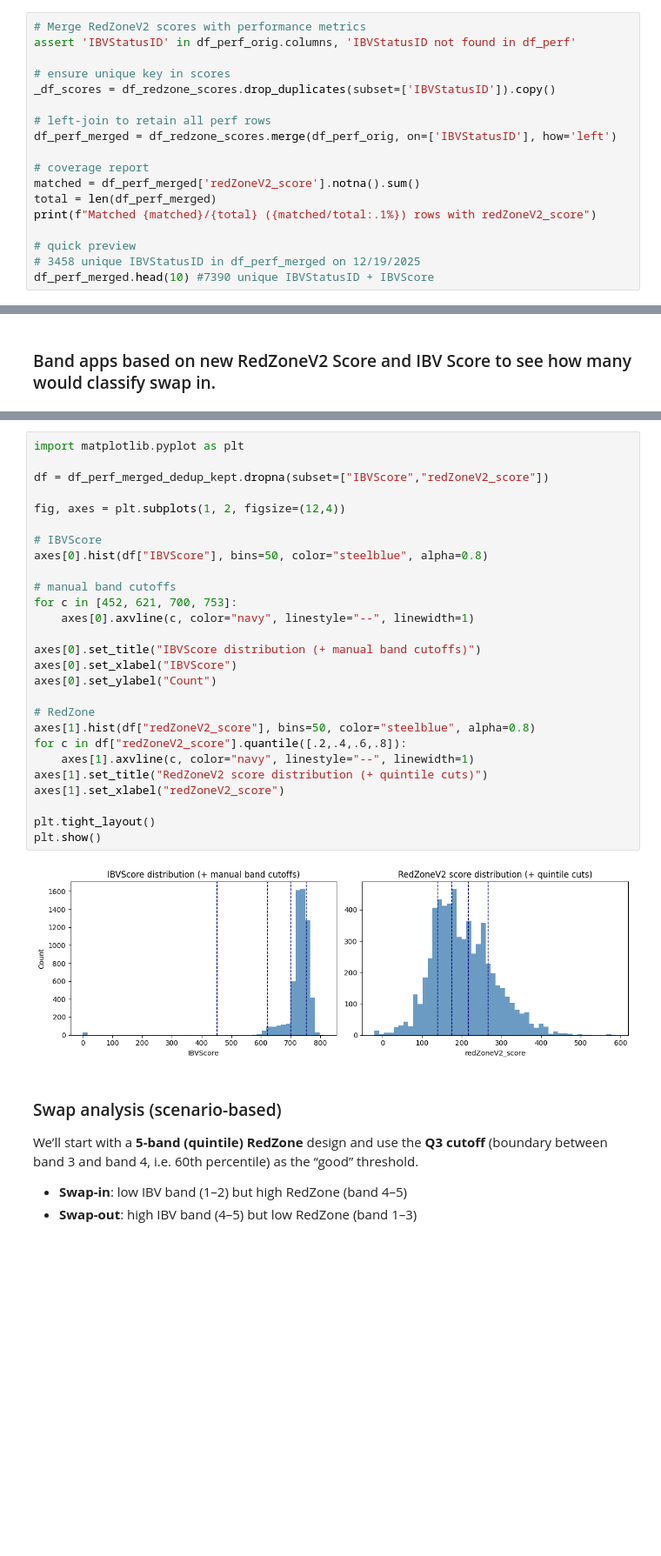
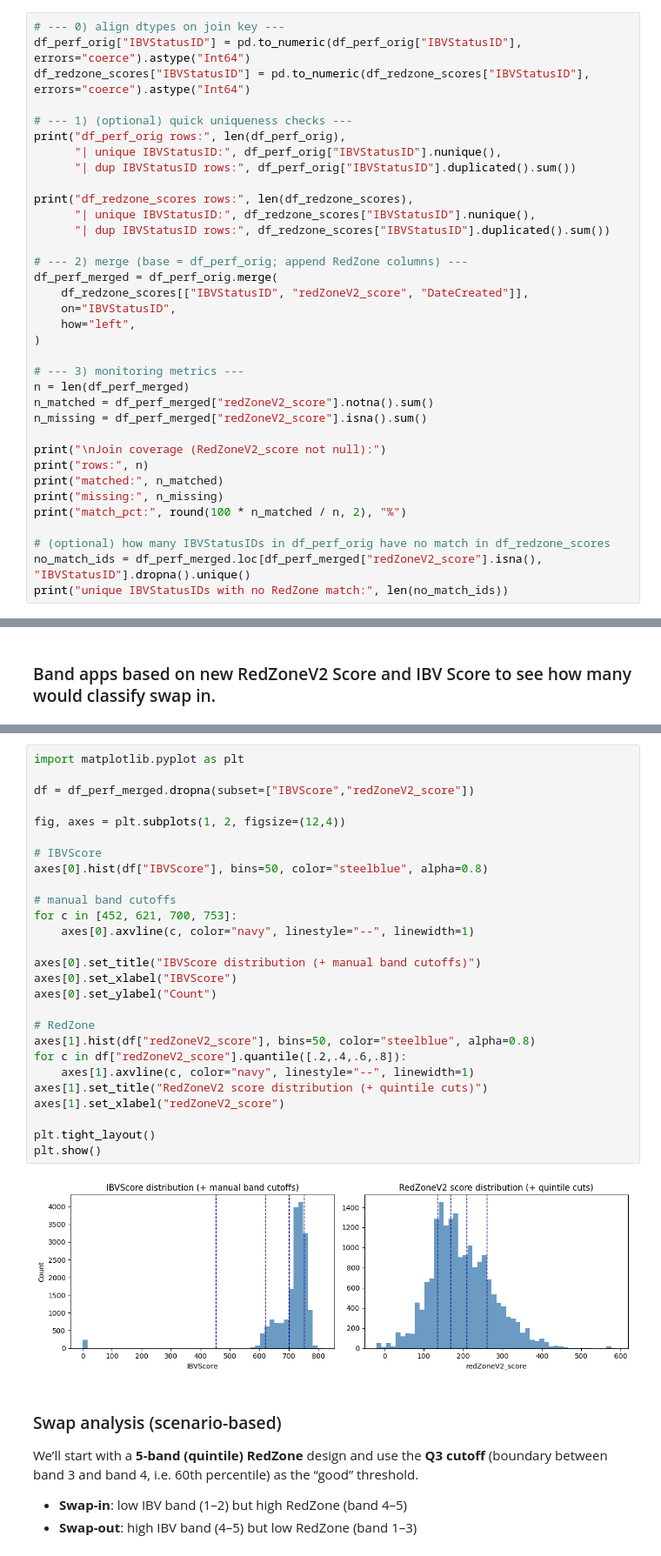
Before and after one commit to Junchen-concord/loonie_bankuity_rerun, a Jupyter notebook: notebooks/rerun_analysis_V2.ipynb, the cells around one changed output, grey strips where cells are left out. Shown at 87% size. Cells and saved outputs as stored; diff of their text form; blank space fills up the shorter version.

Commit message:
01/09 New join logic to append IBVStatus data

```diff
--- a/notebooks/rerun_analysis_V2.ipynb
+++ b/notebooks/rerun_analysis_V2.ipynb
@@ -287,19 +449,36 @@ df_redzone_scores["IBVStatusID"] = pd.to_numeric(df_redzone_scores["IBVStatusID"
 # %%
-# Merge RedZoneV2 scores with performance metrics
-assert 'IBVStatusID' in df_perf_orig.columns, 'IBVStatusID not found in df_perf'
+# --- 0) align dtypes on join key ---
+df_perf_orig["IBVStatusID"] = pd.to_numeric(df_perf_orig["IBVStatusID"], errors="coerce").astype("Int64")
+df_redzone_scores["IBVStatusID"] = pd.to_numeric(df_redzone_scores["IBVStatusID"], errors="coerce").astype("Int64")
 
-# ensure unique key in scores
-_df_scores = df_redzone_scores.drop_duplicates(subset=['IBVStatusID']).copy()
+# --- 1) (optional) quick uniqueness checks ---
+print("df_perf_orig rows:", len(df_perf_orig),
+      "| unique IBVStatusID:", df_perf_orig["IBVStatusID"].nunique(),
+      "| dup IBVStatusID rows:", df_perf_orig["IBVStatusID"].duplicated().sum())
 
-# left-join to retain all perf rows
-df_perf_merged = df_redzone_scores.merge(df_perf_orig, on=['IBVStatusID'], how='left')
+print("df_redzone_scores rows:", len(df_redzone_scores),
+      "| unique IBVStatusID:", df_redzone_scores["IBVStatusID"].nunique(),
+      "| dup IBVStatusID rows:", df_redzone_scores["IBVStatusID"].duplicated().sum())
 
-# coverage report
-matched = df_perf_merged['redZoneV2_score'].notna().sum()
-total = len(df_perf_merged)
-print(f"Matched {matched}/{total} ({matched/total:.1%}) rows with redZoneV2_score")
+# --- 2) merge (base = df_perf_orig; append RedZone columns) ---
+df_perf_merged = df_perf_orig.merge(
+    df_redzone_scores[["IBVStatusID", "redZoneV2_score", "DateCreated"]],
+    on="IBVStatusID",
+    how="left",
+)
 
-# quick preview
-# 3458 unique IBVStatusID in df_perf_merged on 12/19/2025
-df_perf_merged.head(10) #7390 unique IBVStatusID + IBVScore
+# --- 3) monitoring metrics ---
+n = len(df_perf_merged)
+n_matched = df_perf_merged["redZoneV2_score"].notna().sum()
+n_missing = df_perf_merged["redZoneV2_score"].isna().sum()
+
+print("\nJoin coverage (RedZoneV2_score not null):")
+print("rows:", n)
+print("matched:", n_matched)
+print("missing:", n_missing)
+print("match_pct:", round(100 * n_matched / n, 2), "%")
+
+# (optional) how many IBVStatusIDs in df_perf_orig have no match in df_redzone_scores
+no_match_ids = df_perf_merged.loc[df_perf_merged["redZoneV2_score"].isna(), "IBVStatusID"].dropna().unique()
+print("unique IBVStatusIDs with no RedZone match:", len(no_match_ids))
 # %% [output]
@@ -451,32 +615,32 @@ pd.crosstab(manual_band["IBVBand"], df_perf_merged_dedup_kept["IBVBand"], dropna
 # %%
 import matplotlib.pyplot as plt
 
-df = df_perf_merged_dedup_kept.dropna(subset=["IBVScore","redZoneV2_score"])
+df = df_perf_merged.dropna(subset=["IBVScore","redZoneV2_score"])
 
 fig, axes = plt.subplots(1, 2, figsize=(12,4))
 
 # IBVScore
 axes[0].hist(df["IBVScore"], bins=50, color="steelblue", alpha=0.8)
 
 # manual band cutoffs
 for c in [452, 621, 700, 753]:
     axes[0].axvline(c, color="navy", linestyle="--", linewidth=1)
 
 axes[0].set_title("IBVScore distribution (+ manual band cutoffs)")
 axes[0].set_xlabel("IBVScore")
 axes[0].set_ylabel("Count")
 
 # RedZone
 axes[1].hist(df["redZoneV2_score"], bins=50, color="steelblue", alpha=0.8)
 for c in df["redZoneV2_score"].quantile([.2,.4,.6,.8]):
     axes[1].axvline(c, color="navy", linestyle="--", linewidth=1)
 axes[1].set_title("RedZoneV2 score distribution (+ quintile cuts)")
 axes[1].set_xlabel("redZoneV2_score")
 
 plt.tight_layout()
 plt.show()
 # %% [output]
-[figure, old version]
+[figure, new version]
 # %% [markdown]
 ### Swap analysis (scenario-based)
 We’ll start with a **5-band (quintile) RedZone** design and use the **Q3 cutoff** (boundary between band 3 and band 4, i.e. 60th percentile) as the “good” threshold.
```
Also changed, not shown: parts of 25 cells of this notebook, 5 other files.
